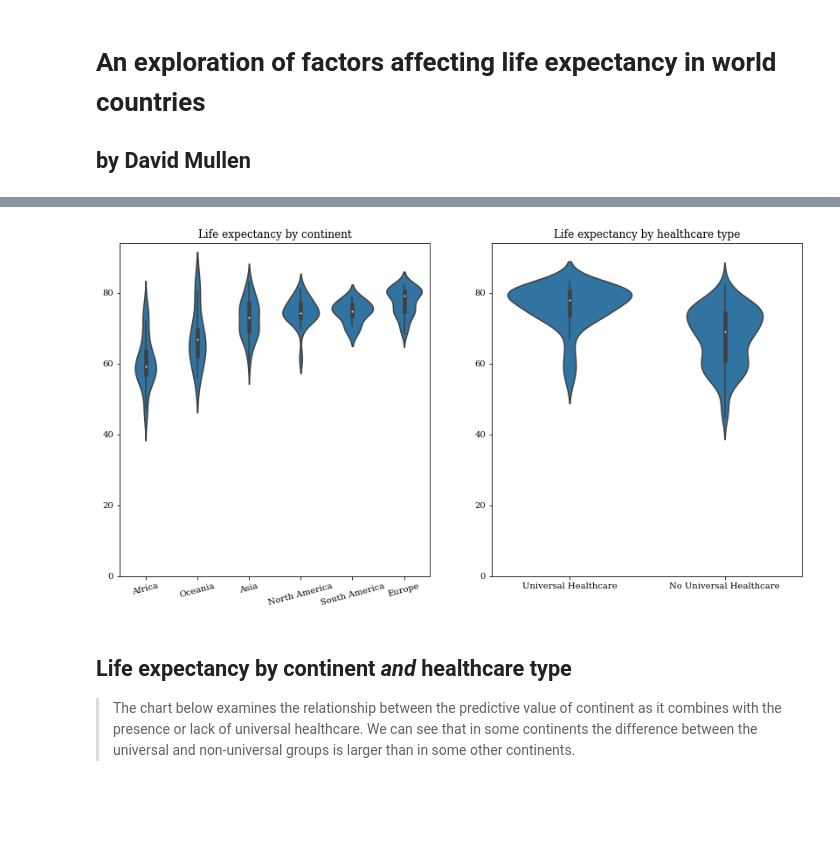
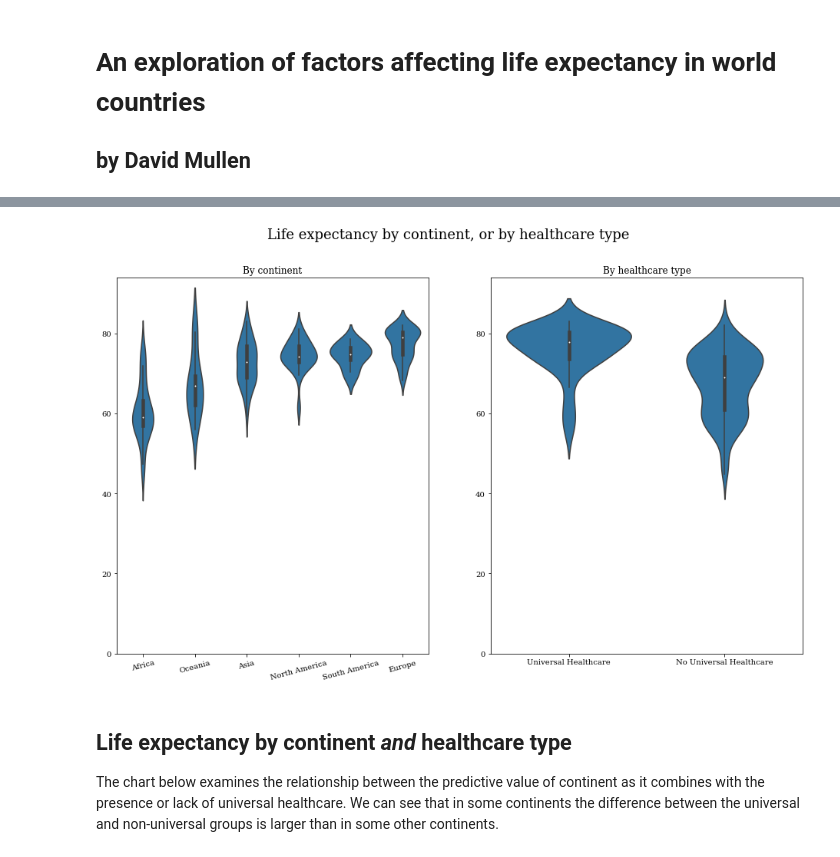
Before and after one commit to mullendavidh/nanodegree-project-5, a Jupyter notebook: slide_deck.ipynb, the cells around one changed output, grey strips where cells are left out. Drawn from its saved outputs; the diff is of its cells as text; code cells hidden in the pictures; blank space fills up the shorter version.

```diff
--- a/slide_deck.ipynb
+++ b/slide_deck.ipynb
@@ -119,40 +122,41 @@ plt.hist(data = df, x = 'le', bins=bins_list);
 # %%
-plt.figure(figsize = [16,8])
+plt.figure(figsize = [16,9])
 base_color = sb.color_palette()[0]
+plt.suptitle("Life expectancy by continent, or by healthcare type", y = .98, fontsize = 18)
 
 
 ##### GRAPH 1 ######
 plt.subplot(1,2,1)
 continent_list = ['Africa', 'Oceania', 'Asia', 'North America', 'South America', 'Europe']
 vclasses = pd.api.types.CategoricalDtype(ordered = True, categories = continent_list)
 df_g.continent = df_g.continent.astype(vclasses)
 
 sb.violinplot(data = df_g, x = 'continent', y = 'le', color = base_color)
 plt.xticks(rotation = 15)
 plt.xlabel('')
 plt.ylabel('')
-plt.title('Life expectancy by continent')
+plt.title('By continent')
 plt.ylim(0,94);
 
 
 ##### GRAPH 2 ######
 plt.subplot(1,2,2)
 uhc_list = ['Universal Healthcare', 'No Universal Healthcare']
 vclasses = pd.api.types.CategoricalDtype(ordered = True, categories = uhc_list)
 df_g.uhc_str = df_g.uhc_str.astype(vclasses)
 
 sb.violinplot(data = df_g, x = 'uhc_str', y = 'le', color = base_color)
 #plt.xticks([])
 plt.xlabel('')
 plt.ylabel('')
-plt.title('Life expectancy by healthcare type')
+plt.title('By healthcare type')
 plt.ylim(0,94);
 # %% [output]
-[figure, old version]
+[figure, new version]
 # %% [markdown]
 ## Life expectancy by continent _and_ healthcare type
 
-> The chart below examines the relationship between the predictive value of continent as it combines with the presence or lack of universal healthcare. We can see that in some continents the difference between the universal and non-universal groups is larger than in some other continents.
+The chart below examines the relationship between the predictive value of continent as it combines with the presence or lack of universal healthcare. We can see that in some continents the difference between the universal and non-universal groups is larger than in some other continents.
 # %%
 continent_list = ['Oceania','Europe','North America', 'South America', 'Asia', 'Africa']
 
```
Also changed, not shown: parts of 13 cells of this notebook, 5 other files.
